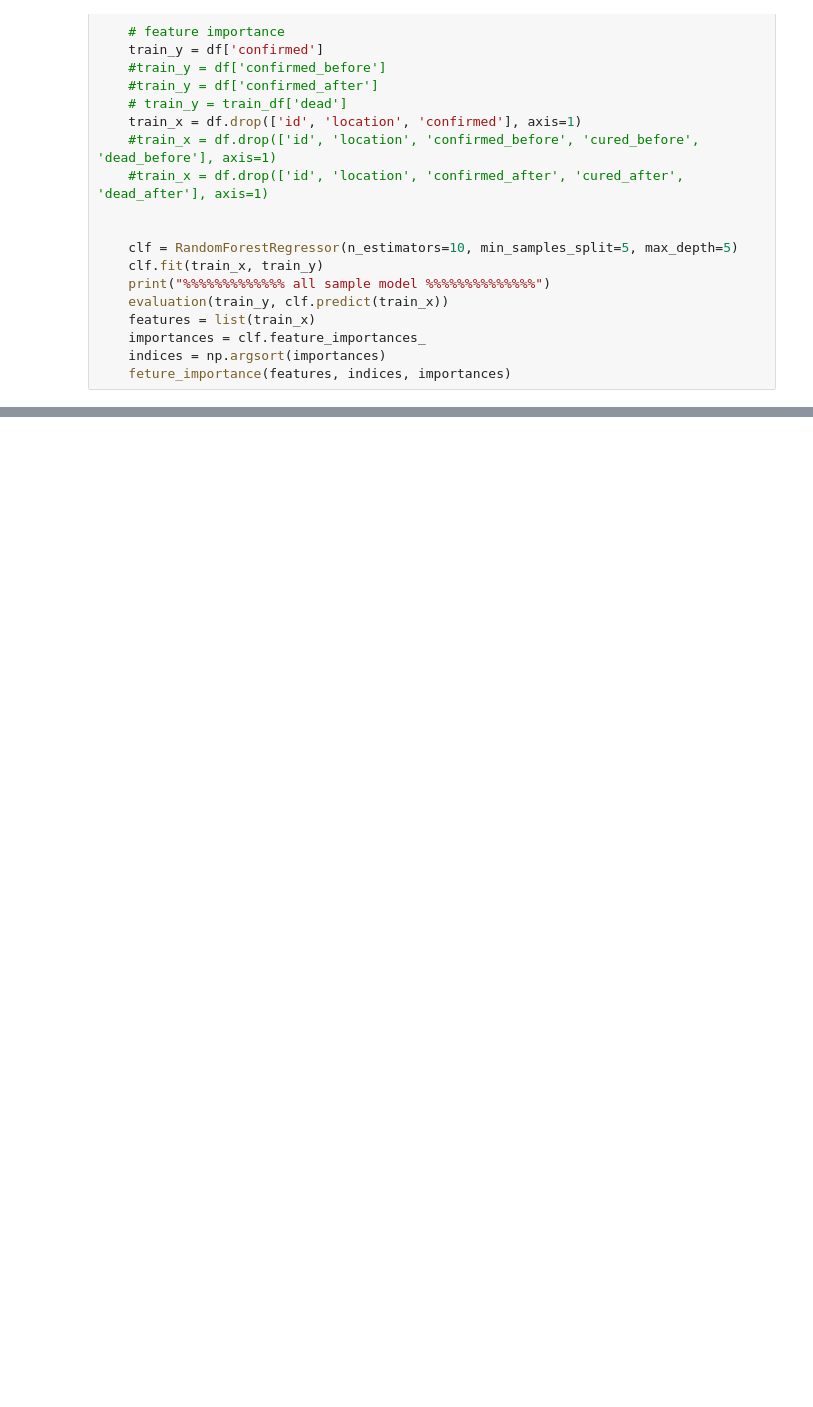
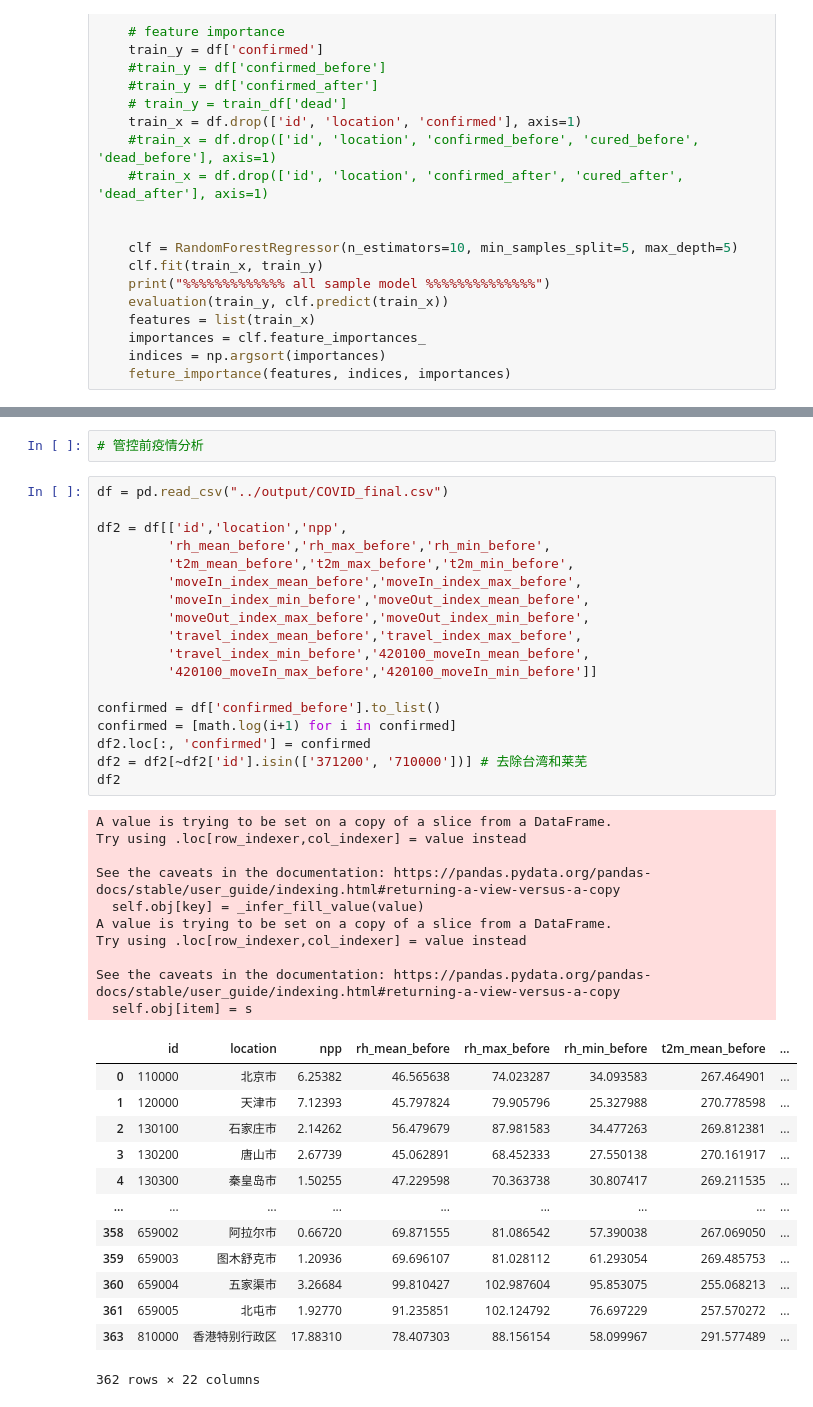
Before and after one commit to chuanchang/COVID-21, a Jupyter notebook: code/COVID_model.ipynb, the cells around one changed output, grey strips where cells are left out. Saved outputs shown, nothing was run; the diff lists cells and outputs as text; blank space fills up the shorter version.

```diff
--- a/code/COVID_model.ipynb
+++ b/code/COVID_model.ipynb
@@ -525 +516,45 @@ rmse 1.0335806952549051
 ... (6 outputs left out)
+# %%
+# 管控前疫情分析
+# %%
+df = pd.read_csv("../output/COVID_final.csv")
+
+df2 = df[['id','location','npp',
+         'rh_mean_before','rh_max_before','rh_min_before',
+         't2m_mean_before','t2m_max_before','t2m_min_before',
+         'moveIn_index_mean_before','moveIn_index_max_before',
+         'moveIn_index_min_before','moveOut_index_mean_before',
+         'moveOut_index_max_before','moveOut_index_min_before',
+         'travel_index_mean_before','travel_index_max_before',
+         'travel_index_min_before','420100_moveIn_mean_before',
+         '420100_moveIn_max_before','420100_moveIn_min_before']]
+
+confirmed = df['confirmed_before'].to_list()
+confirmed = [math.log(i+1) for i in confirmed]
+df2.loc[:, 'confirmed'] = confirmed
+df2 = df2[~df2['id'].isin(['371200', '710000'])] # 去除台湾和莱芜
+df2
+# %% [output]
+A value is trying to be set on a copy of a slice from a DataFrame.
+Try using .loc[row_indexer,col_indexer] = value instead
+
+See the caveats in the documentation: https://pandas.pydata.org/pandas-docs/stable/user_guide/indexing.html#returning-a-view-versus-a-copy
+  self.obj[key] = _infer_fill_value(value)
+A value is trying to be set on a copy of a slice from a DataFrame.
+Try using .loc[row_indexer,col_indexer] = value instead
+
+See the caveats in the documentation: https://pandas.pydata.org/pandas-docs/stable/user_guide/indexing.html#returning-a-view-versus-a-copy
+  self.obj[item] = s
+|  | id | location | npp | rh_mean_before | rh_max_before | rh_min_before | t2m_mean_before | ... |
+| 0 | 110000 | 北京市 | 6.25382 | 46.565638 | 74.023287 | 34.093583 | 267.464901 | ... |
+| 1 | 120000 | 天津市 | 7.12393 | 45.797824 | 79.905796 | 25.327988 | 270.778598 | ... |
+| 2 | 130100 | 石家庄市 | 2.14262 | 56.479679 | 87.981583 | 34.477263 | 269.812381 | ... |
+| 3 | 130200 | 唐山市 | 2.67739 | 45.062891 | 68.452333 | 27.550138 | 270.161917 | ... |
+| 4 | 130300 | 秦皇岛市 | 1.50255 | 47.229598 | 70.363738 | 30.807417 | 269.211535 | ... |
+| ... | ... | ... | ... | ... | ... | ... | ... | ... |
+| 358 | 659002 | 阿拉尔市 | 0.66720 | 69.871555 | 81.086542 | 57.390038 | 267.069050 | ... |
+| 359 | 659003 | 图木舒克市 | 1.20936 | 69.696107 | 81.028112 | 61.293054 | 269.485753 | ... |
+| 360 | 659004 | 五家渠市 | 3.26684 | 99.810427 | 102.987604 | 95.853075 | 255.068213 | ... |
+| 361 | 659005 | 北屯市 | 1.92770 | 91.235851 | 102.124792 | 76.697229 | 257.570272 | ... |
+| 363 | 810000 | 香港特别行政区 | 17.88310 | 78.407303 | 88.156154 | 58.099967 | 291.577489 | ... |
+362 rows × 22 columns
```
Also changed, not shown: parts of 6 cells of this notebook, 4 other files.
